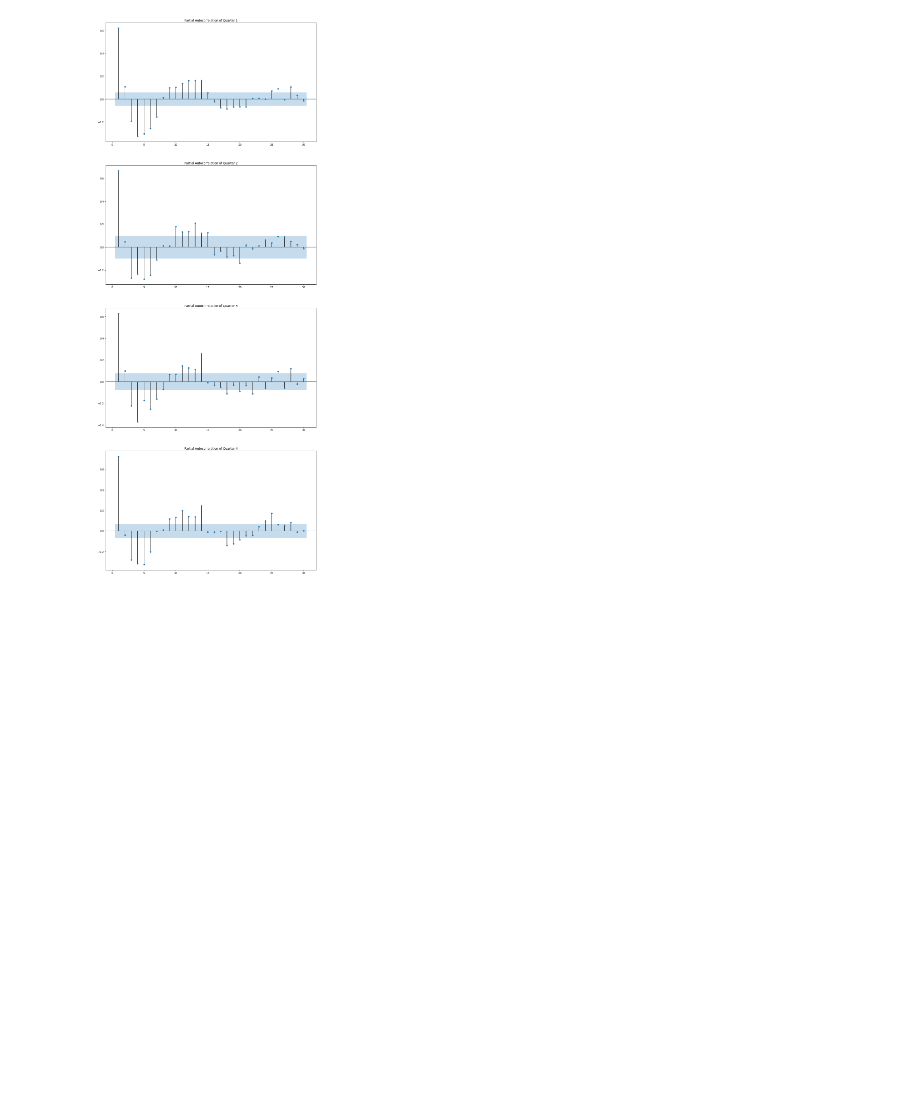
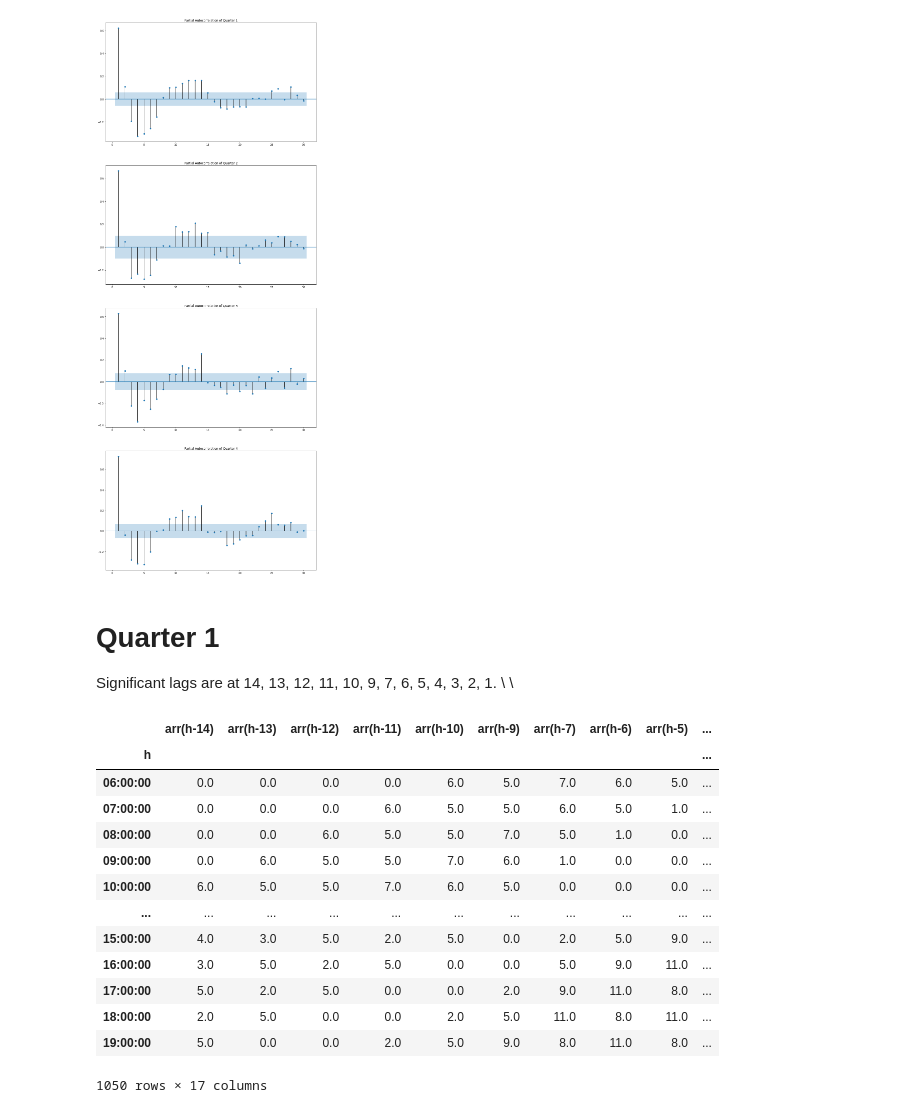
Before and after one commit to rajivsam/cmi_count_data_modeling, a Jupyter notebook: notebooks/week_4.ipynb, the cells around one changed output. Cells and saved outputs as stored; diff of their text form; code cells hidden in the pictures; blank space fills up the shorter version.

Commit message:
Code containing week 4 task 1 and dataset for qaurter 1

```diff
--- a/notebooks/week_4.ipynb
+++ b/notebooks/week_4.ipynb
@@ -968,3 +968,44 @@ plot_pacf(tsQ4,lags=30,zero=False,title='Partial Autocorrelation of Quarter 4',a
 plt.show()
 # %% [output]
 [figure]
+# %% [markdown]
+# **Quarter 1**
+Significant lags are at 14, 13, 12, 11, 10, 9, 7, 6, 5, 4, 3, 2, 1. \\
+  \\
+# %%
+data={'h':list(tsQ1.index.time)[14:len(tsQ1)],
+      'arr(h-14)':list(tsQ1)[:len(tsQ1)-14],
+      'arr(h-13)':list(tsQ1)[1:len(tsQ1)-13],
+      'arr(h-12)':list(tsQ1)[2:len(tsQ1)-12],
+      'arr(h-11)':list(tsQ1)[3:len(tsQ1)-11],
+      'arr(h-10)':list(tsQ1)[4:len(tsQ1)-10],
+      'arr(h-9)':list(tsQ1)[5:len(tsQ1)-9],
+      'arr(h-7)':list(tsQ1)[7:len(tsQ1)-7],
+      'arr(h-6)':list(tsQ1)[8:len(tsQ1)-6],
+      'arr(h-5)':list(tsQ1)[9:len(tsQ1)-5],
+      'arr(h-4)':list(tsQ1)[10:len(tsQ1)-4],
+      'arr(h-3)':list(tsQ1)[11:len(tsQ1)-3],
+      'arr(h-2)':list(tsQ1)[12:len(tsQ1)-2],
+      'arr(h-1)':list(tsQ1)[13:len(tsQ1)-1],
+      'Day':(list(tsQ1.index.day_name())[14:len(tsQ1)]),
+      'Week':pd.Series(list(tsQ1.index)[14:len(tsQ1)]).apply(lambda x:(x+datetime.timedelta(days=1)).week),
+      'Month':list(tsQ1.index.month)[14:len(tsQ1)],
+      'arr(h)':list(tsQ1)[14:len(tsQ1)]}
+df_Q1 = pd.DataFrame(data)
+df_Q1.set_index('h',inplace=True)
+df_Q1
+# %% [output]
+|  | arr(h-14) | arr(h-13) | arr(h-12) | arr(h-11) | arr(h-10) | arr(h-9) | arr(h-7) | arr(h-6) | arr(h-5) | ... |
+| h |  |  |  |  |  |  |  |  |  | ... |
+| 06:00:00 | 0.0 | 0.0 | 0.0 | 0.0 | 6.0 | 5.0 | 7.0 | 6.0 | 5.0 | ... |
+| 07:00:00 | 0.0 | 0.0 | 0.0 | 6.0 | 5.0 | 5.0 | 6.0 | 5.0 | 1.0 | ... |
+| 08:00:00 | 0.0 | 0.0 | 6.0 | 5.0 | 5.0 | 7.0 | 5.0 | 1.0 | 0.0 | ... |
+| 09:00:00 | 0.0 | 6.0 | 5.0 | 5.0 | 7.0 | 6.0 | 1.0 | 0.0 | 0.0 | ... |
+| 10:00:00 | 6.0 | 5.0 | 5.0 | 7.0 | 6.0 | 5.0 | 0.0 | 0.0 | 0.0 | ... |
+| ... | ... | ... | ... | ... | ... | ... | ... | ... | ... | ... |
+| 15:00:00 | 4.0 | 3.0 | 5.0 | 2.0 | 5.0 | 0.0 | 2.0 | 5.0 | 9.0 | ... |
+| 16:00:00 | 3.0 | 5.0 | 2.0 | 5.0 | 0.0 | 0.0 | 5.0 | 9.0 | 11.0 | ... |
+| 17:00:00 | 5.0 | 2.0 | 5.0 | 0.0 | 0.0 | 2.0 | 9.0 | 11.0 | 8.0 | ... |
+| 18:00:00 | 2.0 | 5.0 | 0.0 | 0.0 | 2.0 | 5.0 | 11.0 | 8.0 | 11.0 | ... |
+| 19:00:00 | 5.0 | 0.0 | 0.0 | 2.0 | 5.0 | 9.0 | 8.0 | 11.0 | 8.0 | ... |
+1050 rows × 17 columns
```
Also changed, not shown: parts of 3 cells of this notebook.
